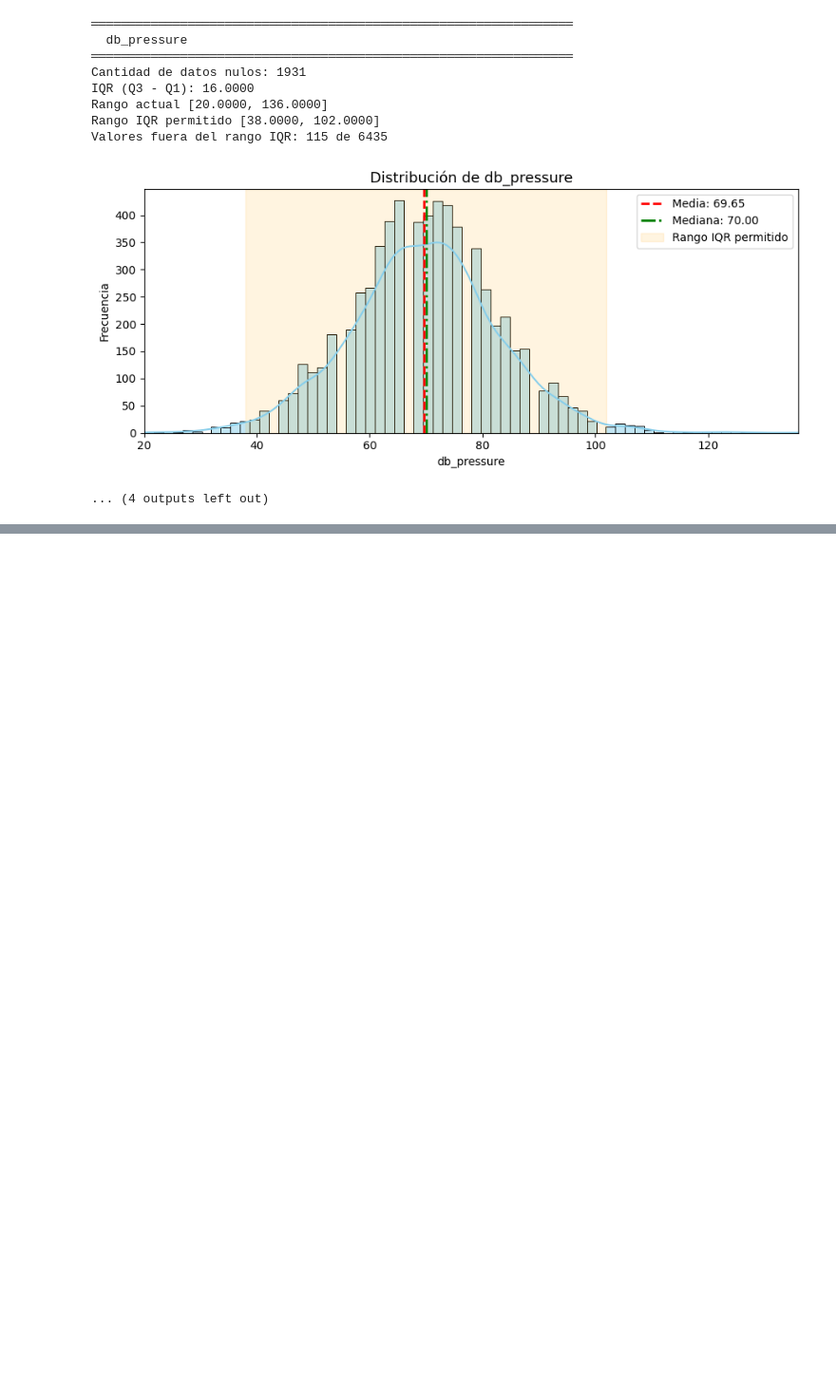
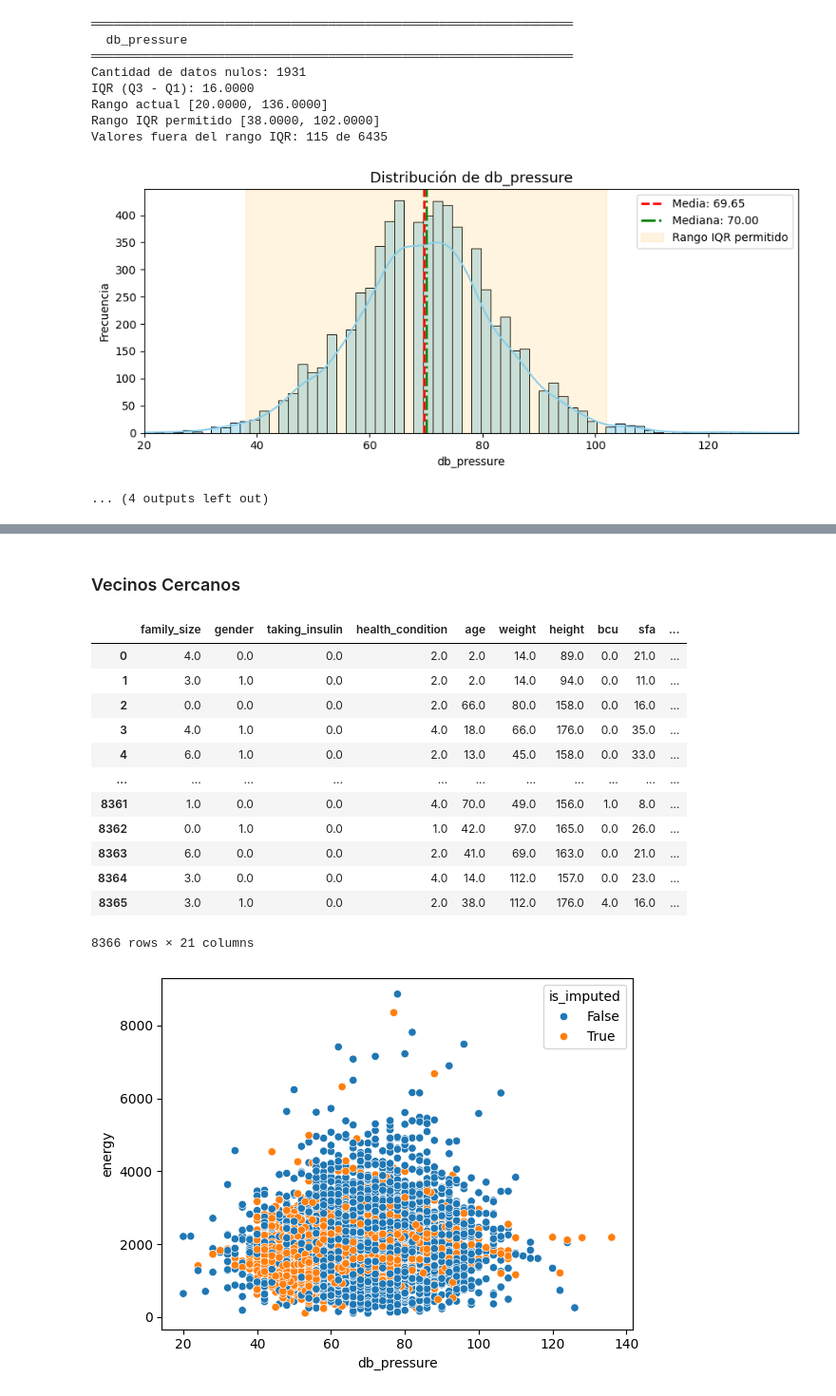
Before and after one commit to DavidBetancurRamirez/IngenieriaDatos, a Jupyter notebook: src/parcial/parcial_grupo1.ipynb, the cells around one changed output, grey strips where cells are left out. Shown at 95% size. Cells and saved outputs as stored; diff of their text form; code cells hidden in the pictures; blank space fills up the shorter version.

```diff
--- a/src/parcial/parcial_grupo1.ipynb
+++ b/src/parcial/parcial_grupo1.ipynb
@@ -1219,0 +1178,14 @@ nhanes_transformed_df
+# %%
+nhanes_grupo1_df_copy = nhanes_grupo1_df.copy()
+
+categorical_columns = nhanes_grupo1_df_copy.select_dtypes(include=['object', 'string']).columns
+
+categorical_transformer = (
+  sklearn.compose
+  .make_column_transformer(
+    (sklearn.preprocessing.OrdinalEncoder(), categorical_columns),
+    remainder='passthrough'
+  )
+)
+
+categorical_transformer
@@ -1219,0 +1196,12 @@ nhanes_transformed_df
+# %%
+nhanes_transformed_df = (
+  pd.DataFrame(
+    categorical_transformer.fit_transform(nhanes_grupo1_df_copy),
+    columns=categorical_transformer.get_feature_names_out(),
+    index=nhanes_grupo1_df_copy.index
+  )
+  .rename(columns=lambda x: x.replace('ordinalencoder__', ''))
+  .rename(columns=lambda x: x.replace('remainder__', ''))
+)
+
+nhanes_transformed_df
@@ -1219,0 +1222,27 @@ nhanes_transformed_df
+# %% [markdown]
+### Vecinos Cercanos
+# %%
+knn_imputer = KNNImputer()
+
+nhanes_knn_df = DataFrame(
+  knn_imputer.fit_transform(nhanes_transformed_df).round(),
+  columns=nhanes_transformed_df.columns,
+  index=nhanes_transformed_df.index
+)
+
+shadow_imputation_plot(nhanes_knn_df)
+# %% [output]
+|  | family_size | gender | taking_insulin | health_condition | age | weight | height | bcu | sfa | ... |
+| 0 | 4.0 | 0.0 | 0.0 | 2.0 | 2.0 | 14.0 | 89.0 | 0.0 | 21.0 | ... |
+| 1 | 3.0 | 1.0 | 0.0 | 2.0 | 2.0 | 14.0 | 94.0 | 0.0 | 11.0 | ... |
+| 2 | 0.0 | 0.0 | 0.0 | 2.0 | 66.0 | 80.0 | 158.0 | 0.0 | 16.0 | ... |
+| 3 | 4.0 | 1.0 | 0.0 | 4.0 | 18.0 | 66.0 | 176.0 | 0.0 | 35.0 | ... |
+| 4 | 6.0 | 1.0 | 0.0 | 2.0 | 13.0 | 45.0 | 158.0 | 0.0 | 33.0 | ... |
+| ... | ... | ... | ... | ... | ... | ... | ... | ... | ... | ... |
+| 8361 | 1.0 | 0.0 | 0.0 | 4.0 | 70.0 | 49.0 | 156.0 | 1.0 | 8.0 | ... |
+| 8362 | 0.0 | 1.0 | 0.0 | 1.0 | 42.0 | 97.0 | 165.0 | 0.0 | 26.0 | ... |
+| 8363 | 6.0 | 0.0 | 0.0 | 2.0 | 41.0 | 69.0 | 163.0 | 0.0 | 21.0 | ... |
+| 8364 | 3.0 | 0.0 | 0.0 | 4.0 | 14.0 | 112.0 | 157.0 | 0.0 | 23.0 | ... |
+| 8365 | 3.0 | 1.0 | 0.0 | 2.0 | 38.0 | 112.0 | 176.0 | 4.0 | 16.0 | ... |
+8366 rows × 21 columns
+[figure, added]
```
Also changed, not shown: parts of 46 cells of this notebook, 2 other files.
